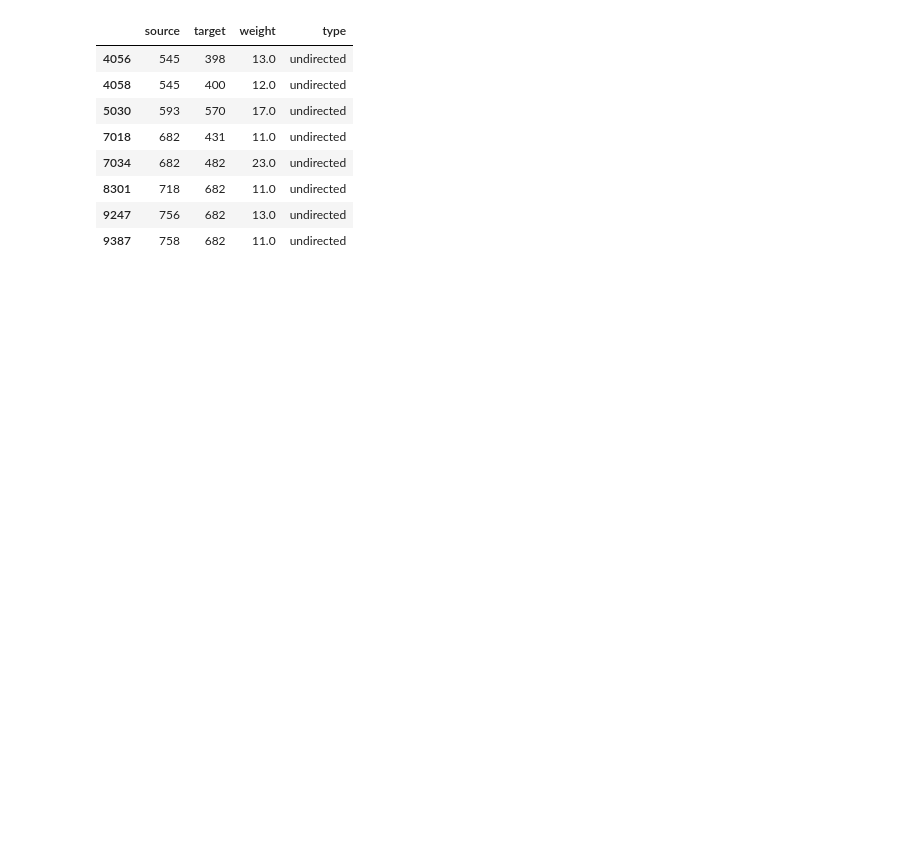
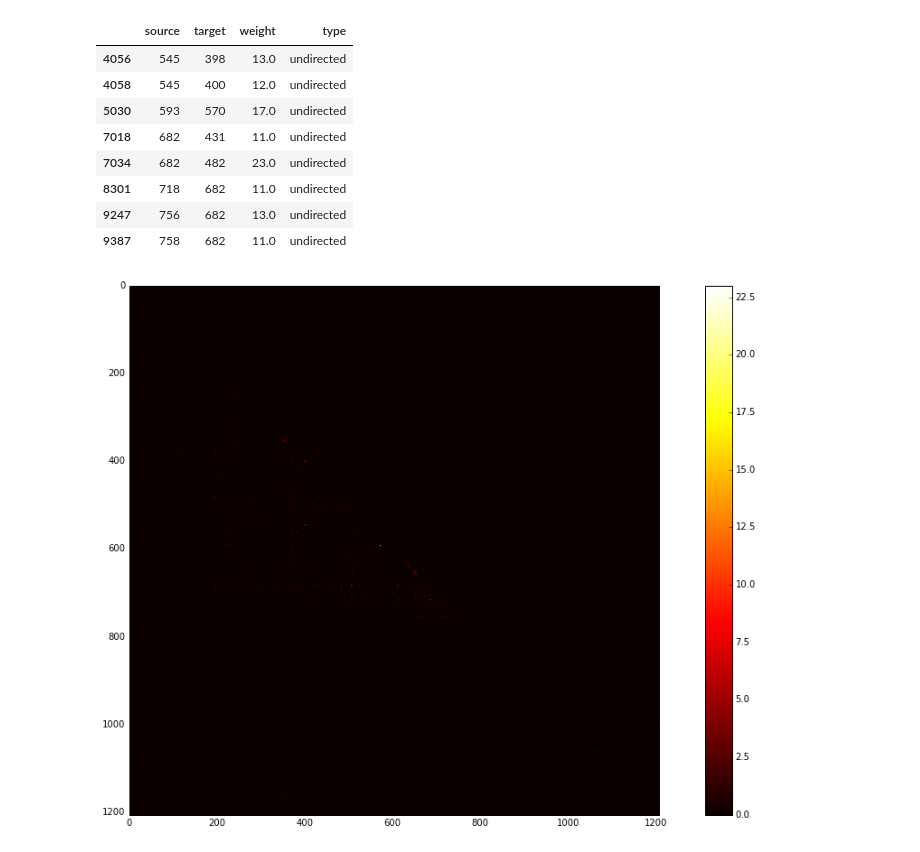
Before and after one commit to Moqri/KnowledgeMap, a Jupyter notebook: analysis/cocite.ipynb, the cells around one changed output. Saved outputs shown, nothing was run; the diff lists cells and outputs as text; code cells hidden in the pictures; blank space fills up the shorter version.

```diff
--- a/analysis/cocite.ipynb
+++ b/analysis/cocite.ipynb
@@ -31,12 +30,8 @@ for i in refs_dict:
         if any (source in ref for source in sources):
             refs_basket.append(ref)
     refs_basket_dict[i]=refs_basket
-# %%
-df['author']=df.AU.apply(lambda x: x.split(';')[0].replace(',',''))
-df['signiture']=df.author+', '+df.PY.astype(str)+', '+df.J9+', V'+df.VL.astype(str)+', P'+df.BP.astype(str)
-df['signiture']=df.apply(lambda x : x.signiture if pd.isnull(x.DI) else x.signiture+', DOI '+x.DI, axis=1 )
 # %%
-cite = open('cite.csv', 'w')
+cite = open('cite_basket.csv', 'w')
 cite.write('citing,cited\n')
 
 for row in refs_basket_dict:
@@ -45,9 +40,9 @@ for row in refs_basket_dict:
             cite.write(str(row)+','+str(np.where(df.signiture==ref)[0][0])+'\n')
 cite.close()
 # %%
-df=pd.read_csv('cite.csv',dtype=int)
+df=pd.read_csv('cite_basket.csv',dtype=int)
 # %%
-max=np.max([df.citing.max(),df.citing.max()])
+max=np.max([df.citing.max(),df.cited.max()])
 mm=np.zeros((max+1,max+1))
 for row in df.iterrows():
     mm[row[1][0],row[1][1]]=1
@@ -74,3 +69,13 @@ df[df.weight>10]
 | 8301 | 718 | 682 | 11.0 | undirected |
 | 9247 | 756 | 682 | 13.0 | undirected |
 | 9387 | 758 | 682 | 11.0 | undirected |
+# %%
+%matplotlib inline
+import matplotlib.pyplot as plt
+fig = plt.gcf()
+fig.set_size_inches(18.5, 10.5, forward=True)
+plt.imshow(coc, cmap=plt.cm.hot)
+plt.colorbar()
+plt.show()
+# %% [output]
+[figure, added]
```
Also changed, not shown: parts of 3 cells of this notebook, 5 other files.
